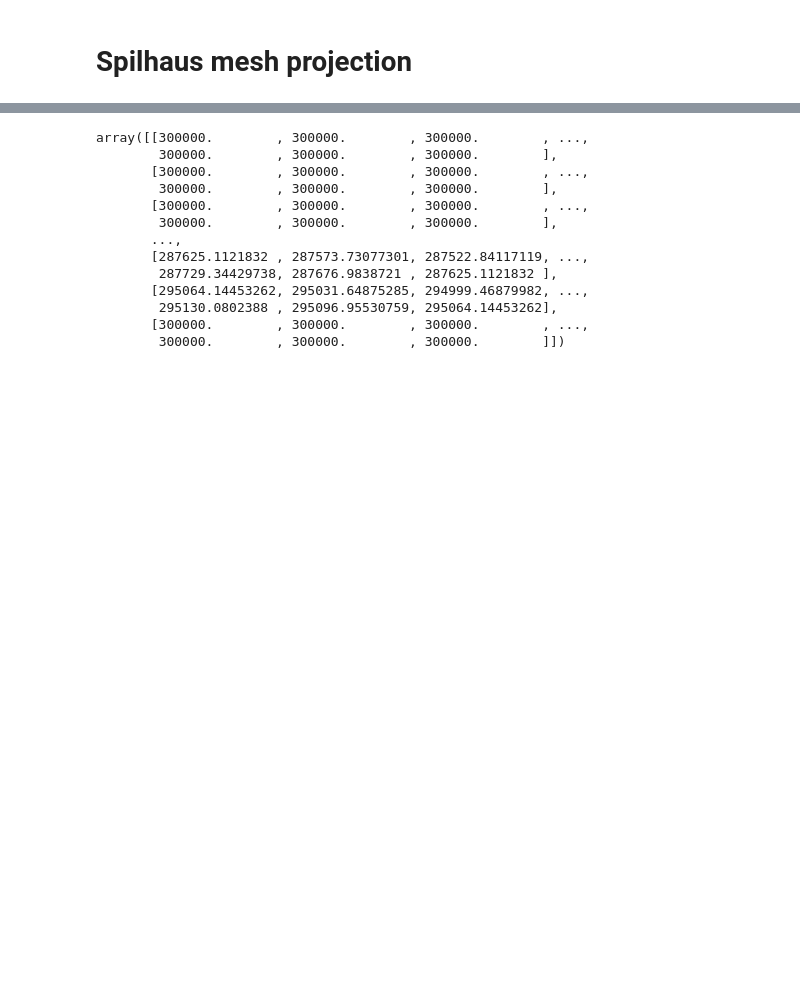
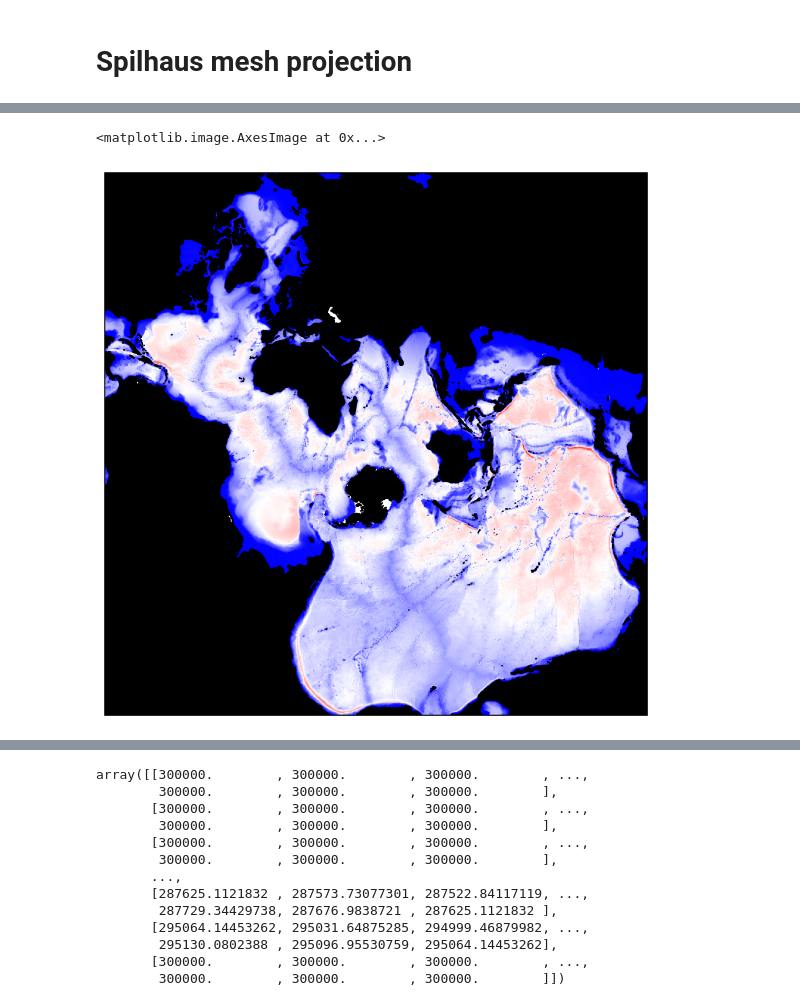
Before and after one commit to stefanocampanella/graphcast, a Jupyter notebook: notebooks/spilhaus.ipynb, the cells around one changed output, grey strips where cells are left out. Saved outputs shown, nothing was run; the diff lists cells and outputs as text; code cells hidden in the pictures; blank space fills up the shorter version.

```diff
--- a/notebooks/spilhaus.ipynb
+++ b/notebooks/spilhaus.ipynb
@@ -29,0 +33,4 @@ else:
+# %%
+ds = xr.open_dataset("../data/dataset/glorys12_static_res-0p0625_levels-10.zip", engine="zarr")
+# %%
+ds = ds.map(wrap_longitude)
@@ -29,0 +47,12 @@ else:
+# %%
+fig = plt.figure(dpi=150, figsize=(8, 8))
+
+ax = fig.add_subplot(1, 1, 1, projection=ccrs.Spilhaus())
+ax.add_feature(
+  cfeature.NaturalEarthFeature("physical", "land", "50m", edgecolor="face", facecolor="black")
+)
+
+ax.imshow(ds["deptho"], origin="lower", transform=ccrs.PlateCarree(), cmap="bwr")
+# %% [output]
+<matplotlib.image.AxesImage at 0x...>
+[figure, added]
```
Also changed, not shown: parts of 13 cells of this notebook, 18 other files.
